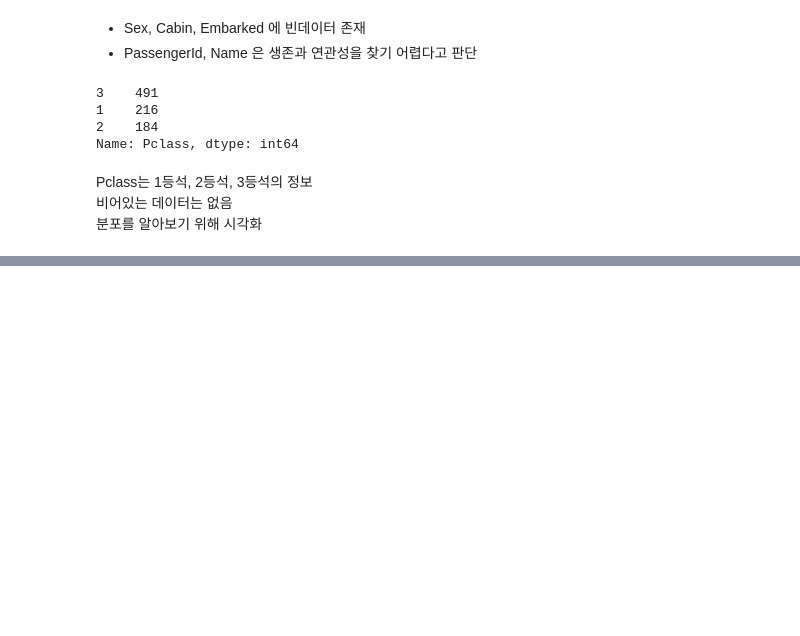
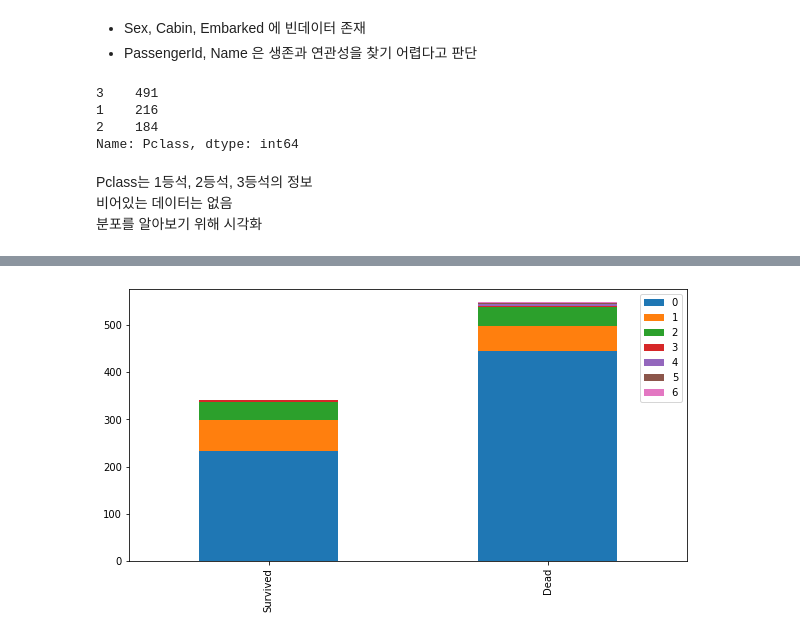
Before and after one commit to mintaewon/taewon, a Jupyter notebook: kaggle/titanic/titanic.ipynb, the cells around one changed output, grey strips where cells are left out. Saved outputs shown, nothing was run; the diff lists cells and outputs as text; code cells hidden in the pictures; blank space fills up the shorter version.

```diff
--- a/kaggle/titanic/titanic.ipynb
+++ b/kaggle/titanic/titanic.ipynb
@@ -75,0 +102,4 @@ Pclass는 1등석, 2등석, 3등석의 정보
+# %%
+bar_chart('Parch')
+# %% [output]
+[figure, added]
```
Also changed, not shown: parts of 85 cells of this notebook, 1 other file.
